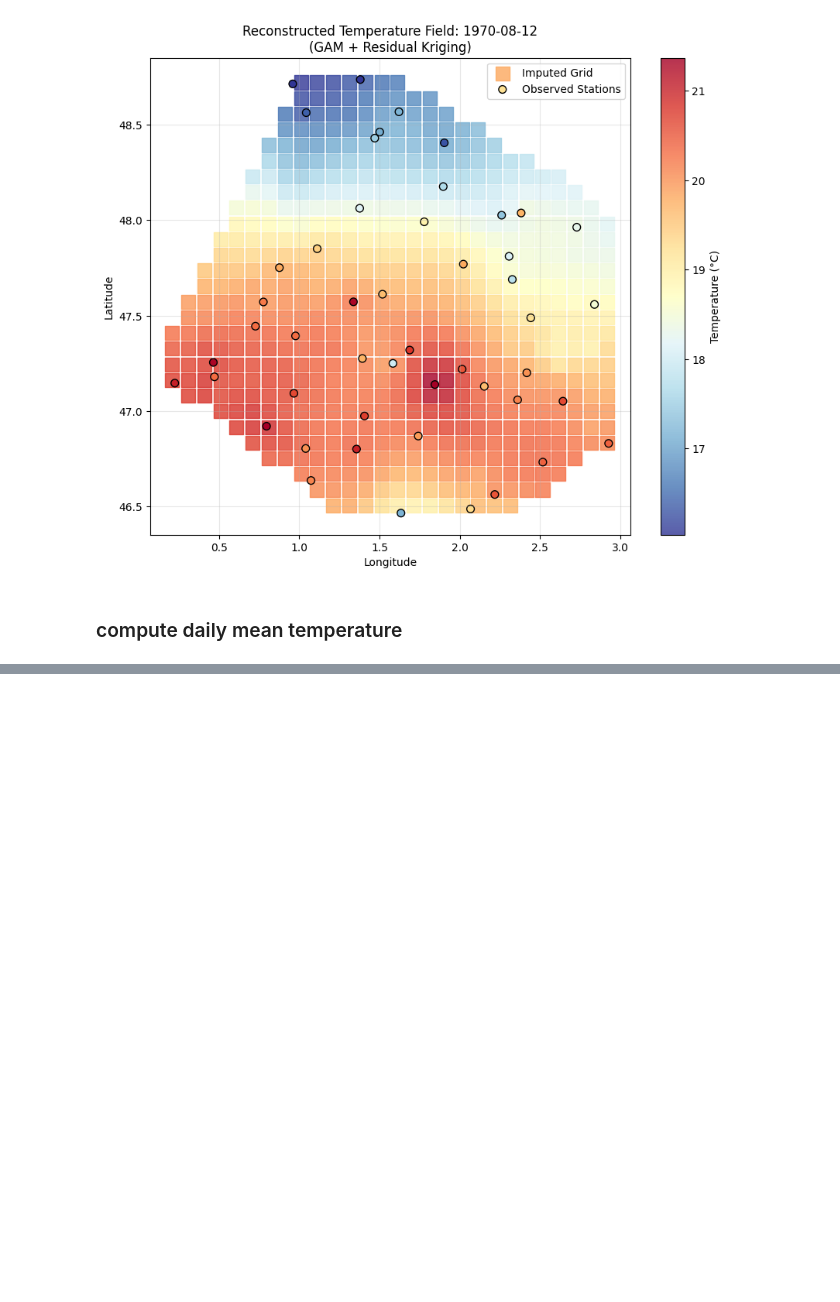
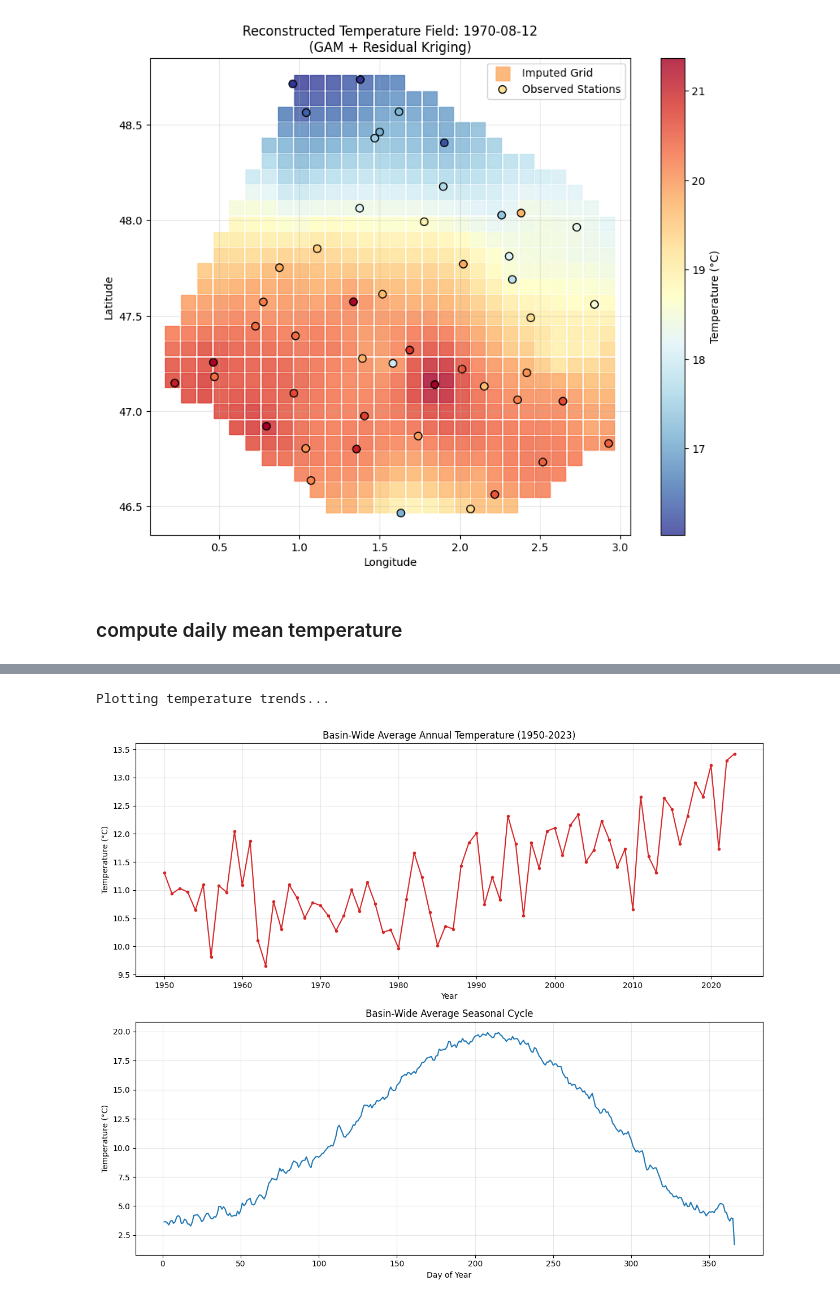
Before and after one commit to mdb0/extreme-precipitation-extents, a Jupyter notebook: load_data.ipynb, the cells around one changed output, grey strips where cells are left out. Saved outputs shown, nothing was run; the diff lists cells and outputs as text; code cells hidden in the pictures; blank space fills up the shorter version.

```diff
--- a/load_data.ipynb
+++ b/load_data.ipynb
@@ -496,0 +522,34 @@ df_basin_means.to_csv('basin_wide_temperature_1950_2023.csv', index=False)
+# %%
+print("Plotting temperature trends...")
+# Ensure Date is datetime
+df_basin_means['Date'] = pd.to_datetime(df_basin_means['Date'])
+df_basin_means['Year'] = df_basin_means['Date'].dt.year
+df_basin_means['DayOfYear'] = df_basin_means['Date'].dt.dayofyear
+
+# A. Yearly Average Trend
+yearly_avg = df_basin_means.groupby('Year')['Basin_Mean_Temp'].mean()
+
+# B. Daily Average (Seasonal Cycle)
+daily_avg = df_basin_means.groupby('DayOfYear')['Basin_Mean_Temp'].mean()
+
+fig, (ax1, ax2) = plt.subplots(2, 1, figsize=(12, 10))
+
+# Plot 1: Annual Trend
+ax1.plot(yearly_avg.index, yearly_avg.values, color='tab:red', marker='o', markersize=3, linestyle='-')
+ax1.set_title("Basin-Wide Average Annual Temperature (1950-2023)")
+ax1.set_xlabel("Year")
+ax1.set_ylabel("Temperature (°C)")
+ax1.grid(True, alpha=0.3)
+
+# Plot 2: Seasonal Cycle
+ax2.plot(daily_avg.index, daily_avg.values, color='tab:blue')
+ax2.set_title("Basin-Wide Average Seasonal Cycle")
+ax2.set_xlabel("Day of Year")
+ax2.set_ylabel("Temperature (°C)")
+ax2.grid(True, alpha=0.3)
+
+plt.tight_layout()
+plt.show()
+# %% [output]
+Plotting temperature trends...
+[figure, added]
```
Also changed, not shown: parts of 5 cells of this notebook, 2 other files.
